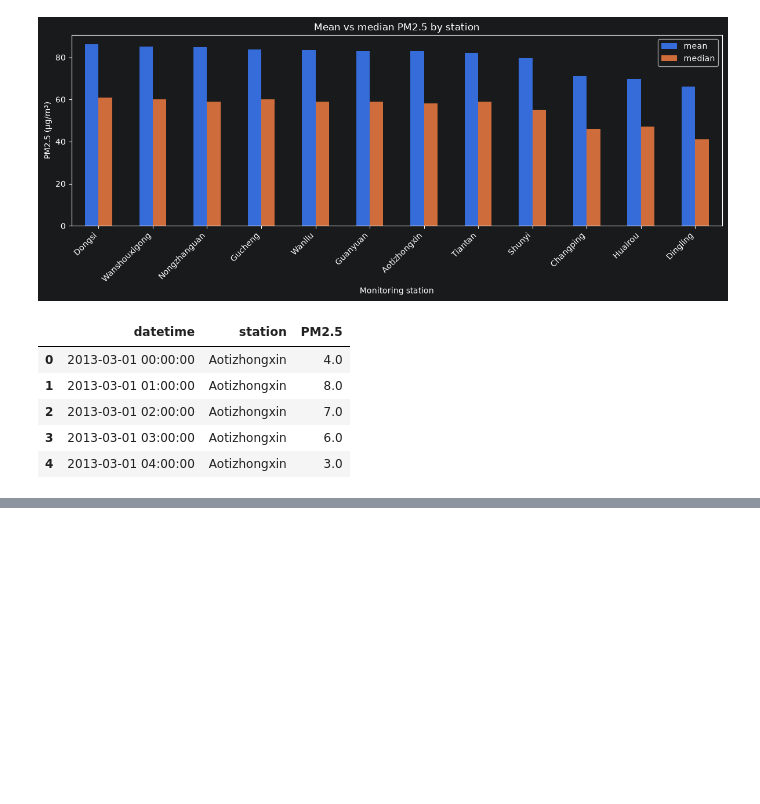
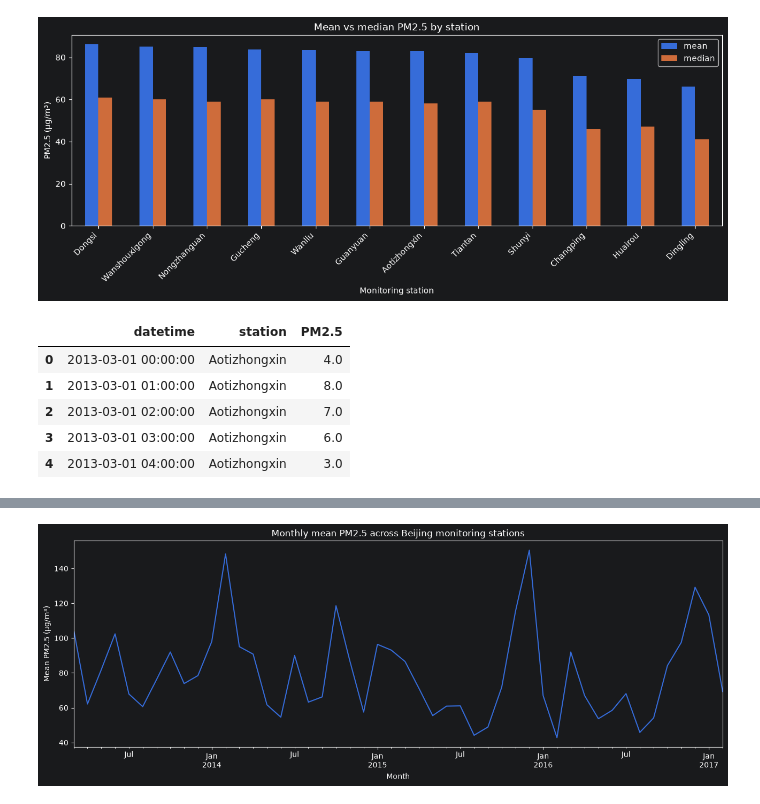
Before and after one commit to AnzarAliShaikh18/air-quality-data-audit, a Jupyter notebook: analysis.ipynb, the cells around one changed output, grey strips where cells are left out. Cells and saved outputs as stored; diff of their text form; code cells hidden in the pictures; blank space fills up the shorter version.

Commit message:
Analyze monthly PM2.5 patterns

```diff
--- a/analysis.ipynb
+++ b/analysis.ipynb
@@ -247,3 +247,10 @@ df[["datetime", "station", "PM2.5"]].head()
 | 2 | 2013-03-01 02:00:00 | Aotizhongxin | 7.0 |
 | 3 | 2013-03-01 03:00:00 | Aotizhongxin | 6.0 |
 | 4 | 2013-03-01 04:00:00 | Aotizhongxin | 3.0 |
+# %%
+monthly_pm25 = (
+    df.groupby(df["datetime"].dt.to_period("M"))["PM2.5"]
+      .mean()
+)
+
+monthly_pm25.head()
@@ -249,0 +265,12 @@ df[["datetime", "station", "PM2.5"]].head()
+# %%
+monthly_pm25.plot(
+    figsize=(13, 5),
+    title="Monthly mean PM2.5 across Beijing monitoring stations"
+)
+
+plt.ylabel("Mean PM2.5 (µg/m³)")
+plt.xlabel("Month")
+plt.tight_layout()
+plt.show()
+# %% [output]
+[figure, added]
```
Also changed, not shown: parts of 3 cells of this notebook.
